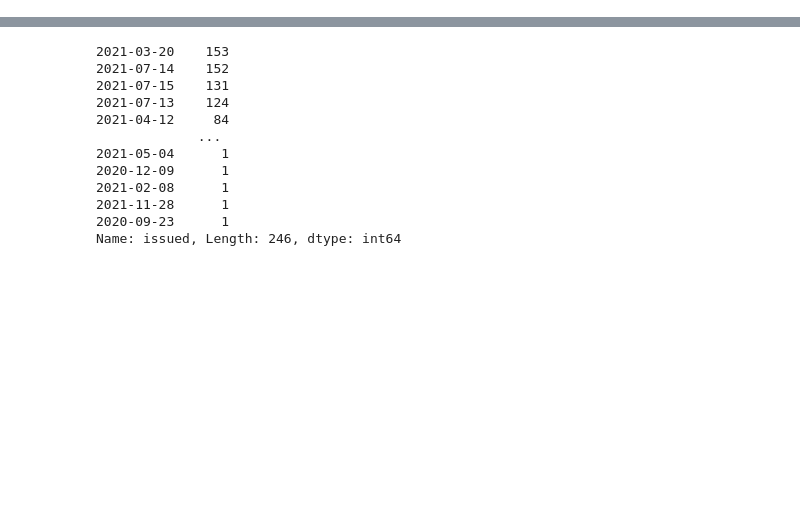
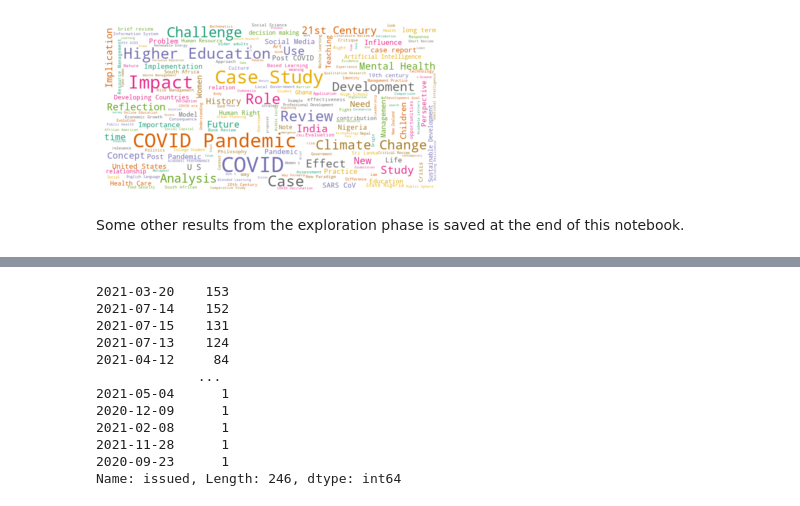
Before and after one commit to zuphilip/analyze-mega-journals, a Jupyter notebook: analyze.ipynb, the cells around one changed output, grey strips where cells are left out. Saved outputs shown, nothing was run; the diff lists cells and outputs as text; code cells hidden in the pictures; blank space fills up the shorter version.

```diff
--- a/analyze.ipynb
+++ b/analyze.ipynb
@@ -29,0 +147,26 @@ prefix = choice + "-"
+# %%
+wordsFromTitles = ""
+with open('./data/' + prefix + 'papers.csv', 'r', newline='') as papersfile:
+    reader = csv.DictReader(papersfile)
+    for row in reader:
+        wordsFromTitles += row['title'] + " | "
+
+# print(wordsFromTitles)
+# %%
+from wordcloud import WordCloud
+#wordcloud = WordCloud().generate(wordsFromTitles)
+
+wordcloud = WordCloud(max_font_size=50, collocation_threshold=5, background_color="white", colormap="Dark2", width=800, height=400).generate(wordsFromTitles)
+
+# save it to a file
+wordcloud.to_file('./figures/' + prefix + 'wordcloud.png')
+
+# preview the cloud here directly
+plt.figure()
+plt.imshow(wordcloud, interpolation="bilinear")
+plt.axis("off")
+plt.show()
+# %% [output]
+[figure, added]
+# %% [markdown]
+Some other results from the exploration phase is saved at the end of this notebook.
```
Also changed, not shown: parts of 45 cells of this notebook, 21 other files.
